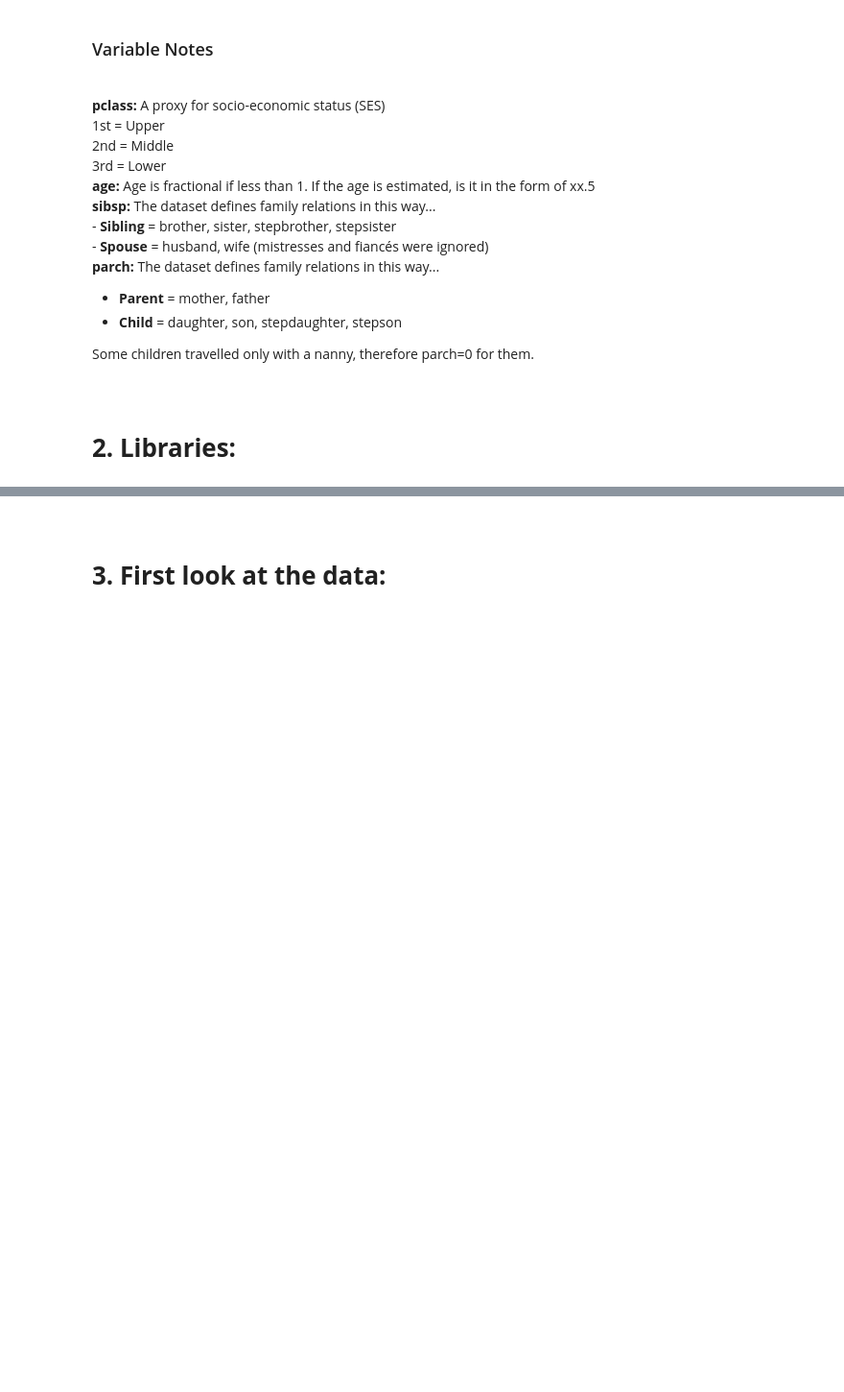
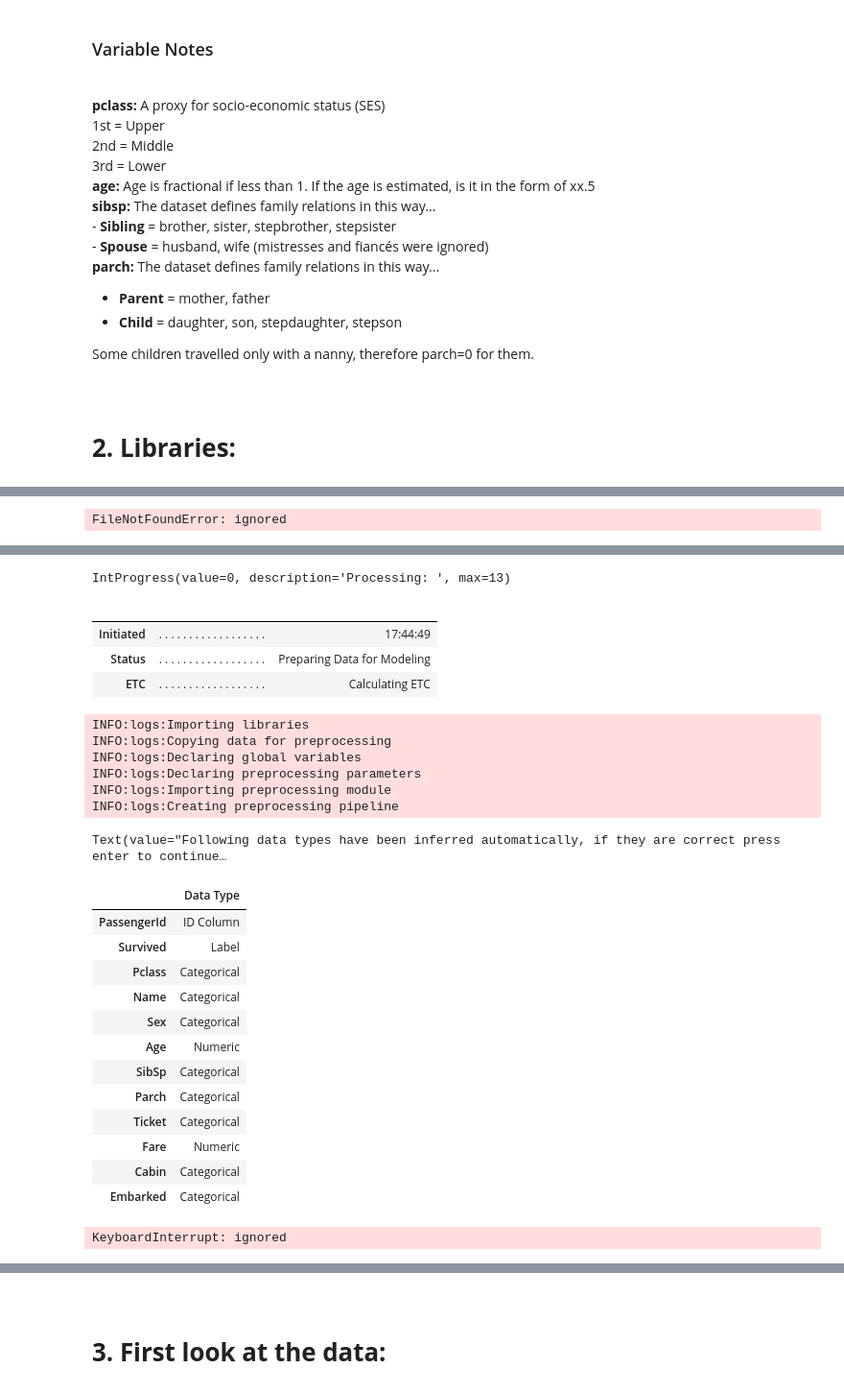
Before and after one commit to Shakib-IO/INSE_6220_Lab_Winter_2023, a Jupyter notebook: titanic_eda.ipynb, the cells around one changed output, grey strips where cells are left out. Shown at 96% size. Drawn from its saved outputs; the diff is of its cells as text; code cells hidden in the pictures; blank space fills up the shorter version.

```diff
--- a/titanic_eda.ipynb
+++ b/titanic_eda.ipynb
@@ -50,8 +76,15 @@ import re
 
 # Seting a universal figure size
 rcParams['figure.figsize'] = 10,8
+# %%
+df1 = pd.read_csv('/kaggle/working/winequality-red.csv?raw=True', sep=";")
+# %% [output]
+FileNotFoundError: ignored
 # %%
 # Importing train dataset
 path = "https://github.com/Shakib-IO/INSE_6220_Lab_Winter_2023/blob/main/Titanic_Train.csv?raw=true"
 df_train = pd.read_csv(path)
 #df_train = pd.read_excel("data.xlsx")
+# %%
+session_1 = setup(df_train, target = 'Survived', session_id=123, log_experiment=False)
+# %% [output]
@@ -57,0 +108,27 @@ df_train = pd.read_csv(path)
+IntProgress(value=0, description='Processing: ', max=13)
+|  |  |  |
+|  |  |  |
+| Initiated | . . . . . . . . . . . . . . . . . . | 17:44:49 |
+| Status | . . . . . . . . . . . . . . . . . . | Preparing Data for Modeling |
+| ETC | . . . . . . . . . . . . . . . . . . | Calculating ETC |
+INFO:logs:Importing libraries
+INFO:logs:Copying data for preprocessing
+INFO:logs:Declaring global variables
+INFO:logs:Declaring preprocessing parameters
+INFO:logs:Importing preprocessing module
+INFO:logs:Creating preprocessing pipeline
+Text(value="Following data types have been inferred automatically, if they are correct press enter to continue…
+|  | Data Type |
+| PassengerId | ID Column |
+| Survived | Label |
+| Pclass | Categorical |
+| Name | Categorical |
+| Sex | Categorical |
+| Age | Numeric |
+| SibSp | Categorical |
+| Parch | Categorical |
+| Ticket | Categorical |
+| Fare | Numeric |
+| Cabin | Categorical |
+| Embarked | Categorical |
+KeyboardInterrupt: ignored
```
Also changed, not shown: parts of 7 cells of this notebook.
